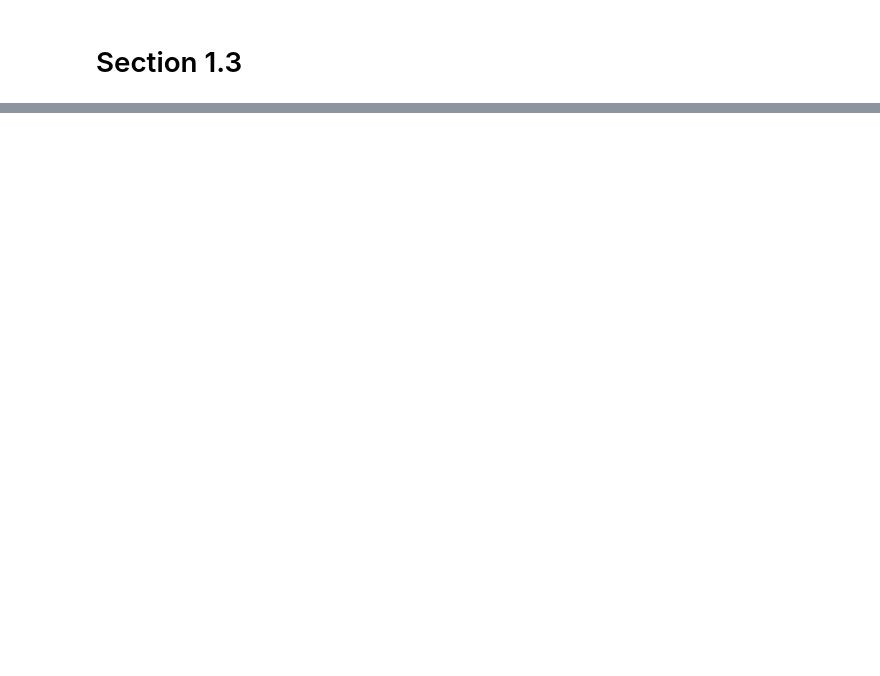
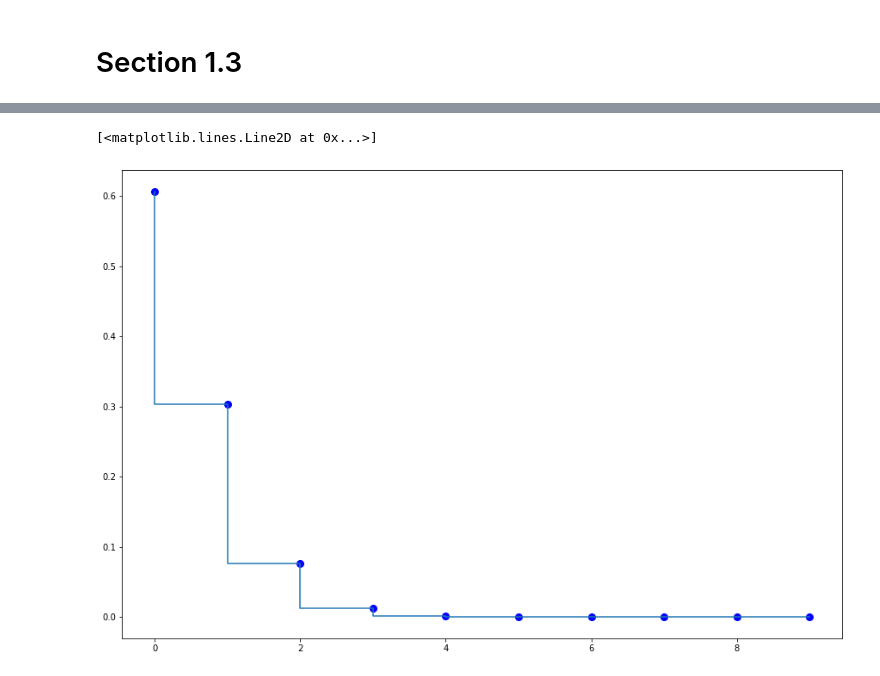
Before and after one commit to AngusHsieh/phys434lab, a Jupyter notebook: Lab1.ipynb, the cells around one changed output, grey strips where cells are left out. Cells and saved outputs as stored; diff of their text form; code cells hidden in the pictures; blank space fills up the shorter version.

```diff
--- a/Lab1.ipynb
+++ b/Lab1.ipynb
@@ -56,0 +143,10 @@ greater slope as you can see from the second graph (scale of 0.1)
+# %%
+mu = 0.5
+mean, var, skew, kurt = stats.poisson.stats(mu, moments = 'mvsk')
+y = np.arange(0, 10)
+fig, ax = plt.subplots()
+ax.plot(y, stats.poisson.pmf(y, mu), 'bo', ms = 8, label = 'poisson pmf')
+ax.step(y, stats.poisson.pmf(y, mu))
+# %% [output]
+[<matplotlib.lines.Line2D at 0x...>]
+[figure, added]
```
Also changed, not shown: parts of 21 cells of this notebook, 1 other file.
